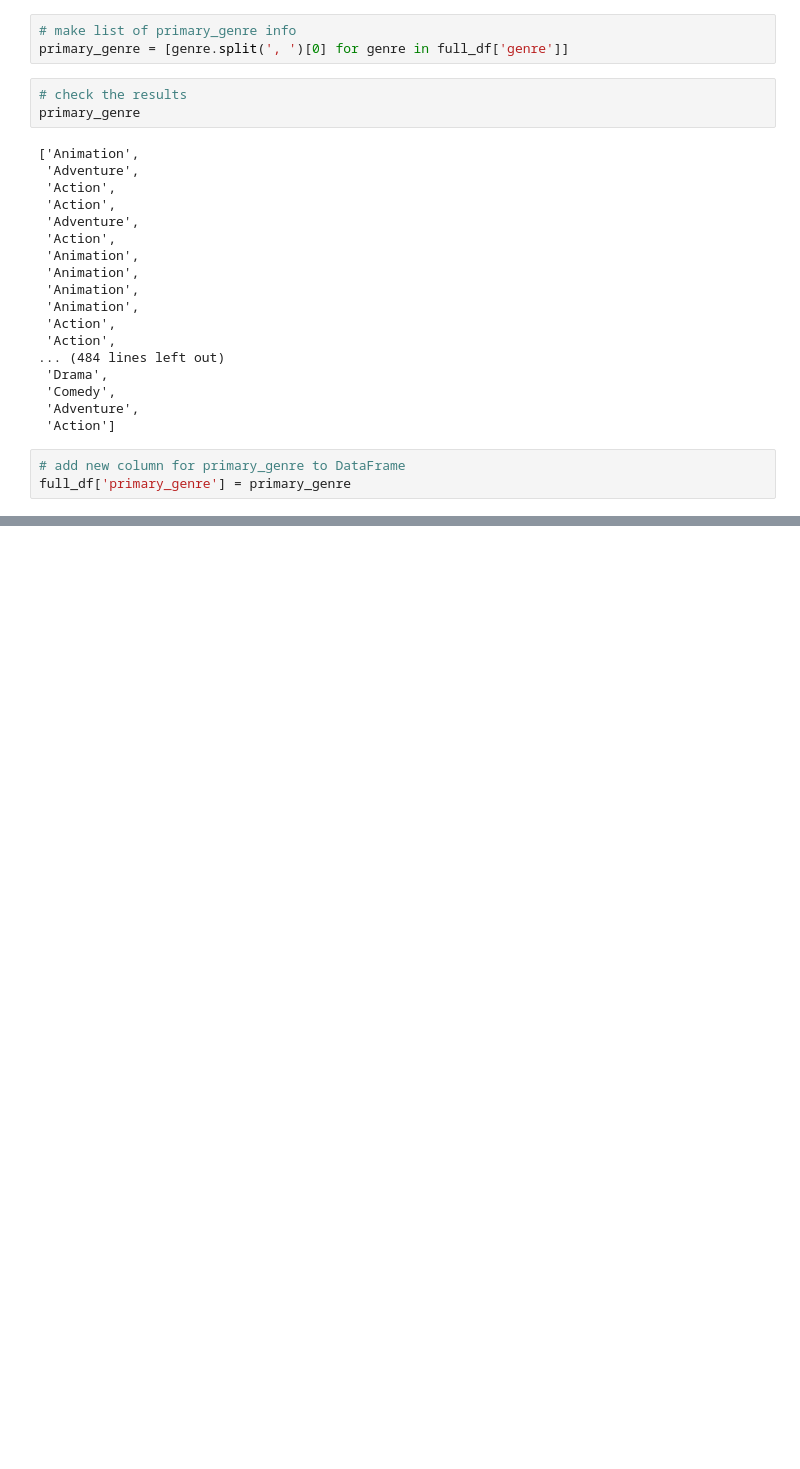
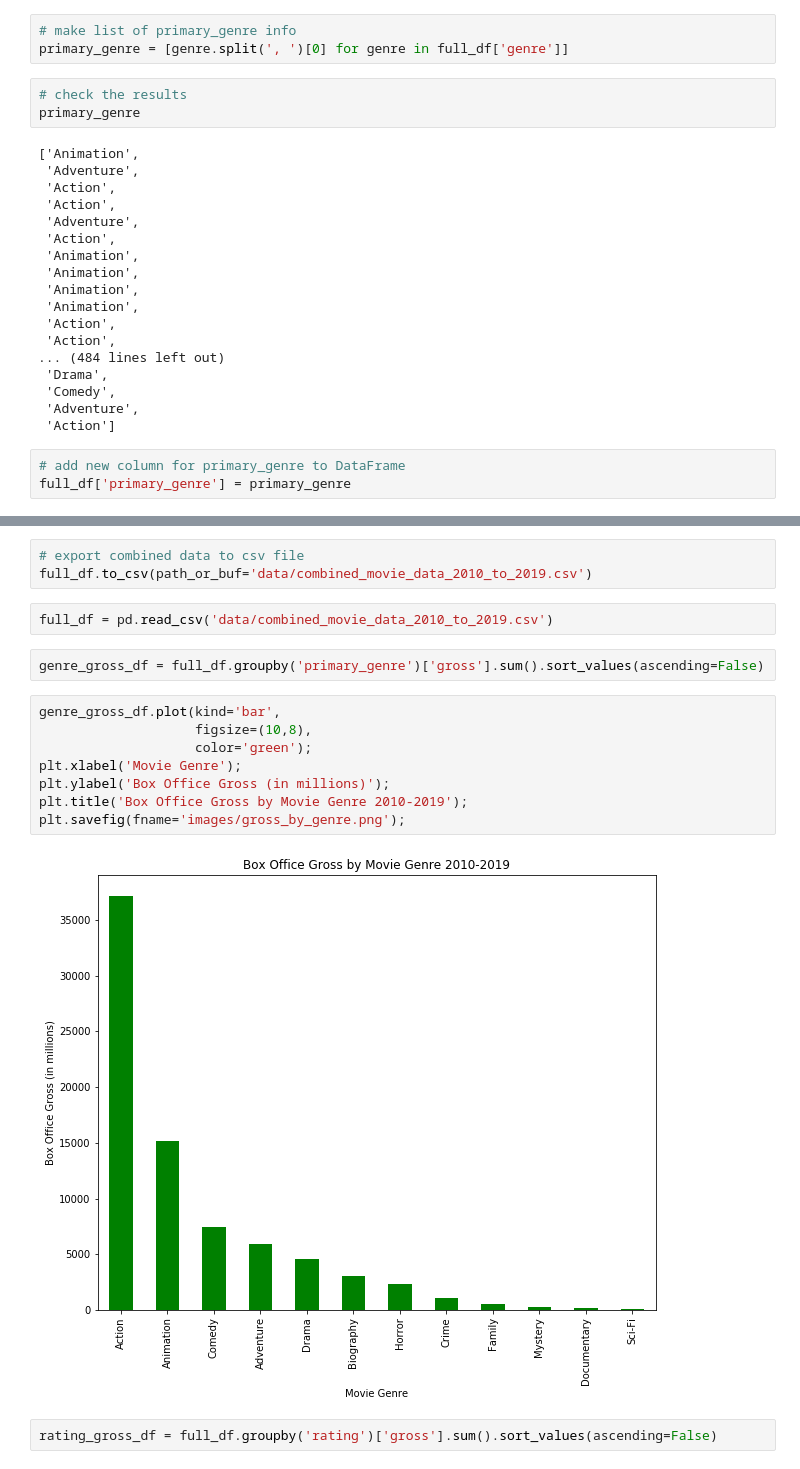
Before and after one commit to dwalkup/movie_revenue_by_genre, a Jupyter notebook: data-combination-and-visualization.ipynb, the cells around one changed output, grey strips where cells are left out. Saved outputs shown, nothing was run; the diff lists cells and outputs as text; blank space fills up the shorter version.

Commit message:
added combined data

```diff
--- a/data-combination-and-visualization.ipynb
+++ b/data-combination-and-visualization.ipynb
@@ -159,3 +160,22 @@ full_df.tail()
 | 247 | 47 | The Hustle | PG-13 | Comedy, Crime | 35.42 | 2019 | Comedy |
 | 248 | 48 | Ad Astra | PG-13 | Adventure, Drama, Mystery | 35.40 | 2019 | Adventure |
 | 249 | 49 | Cold Pursuit | R | Action, Crime, Drama | 32.14 | 2019 | Action |
+# %%
+# export combined data to csv file
+full_df.to_csv(path_or_buf='data/combined_movie_data_2010_to_2019.csv')
+# %%
+full_df = pd.read_csv('data/combined_movie_data_2010_to_2019.csv')
+# %%
+genre_gross_df = full_df.groupby('primary_genre')['gross'].sum().sort_values(ascending=False)
+# %%
+genre_gross_df.plot(kind='bar',
+                    figsize=(10,8),
+                    color='green');
+plt.xlabel('Movie Genre');
+plt.ylabel('Box Office Gross (in millions)');
+plt.title('Box Office Gross by Movie Genre 2010-2019');
+plt.savefig(fname='images/gross_by_genre.png');
+# %% [output]
+[figure, added]
+# %%
+rating_gross_df = full_df.groupby('rating')['gross'].sum().sort_values(ascending=False)
```
Also changed, not shown: parts of 15 cells of this notebook, 2 other files.
